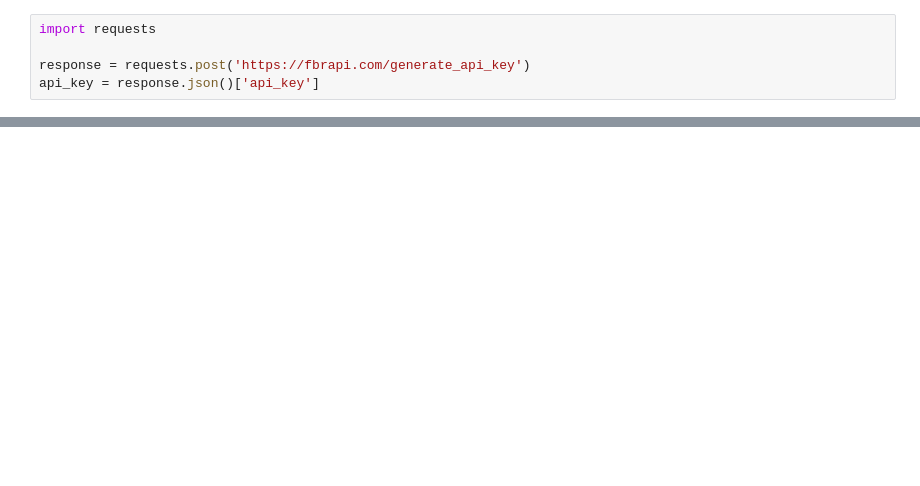
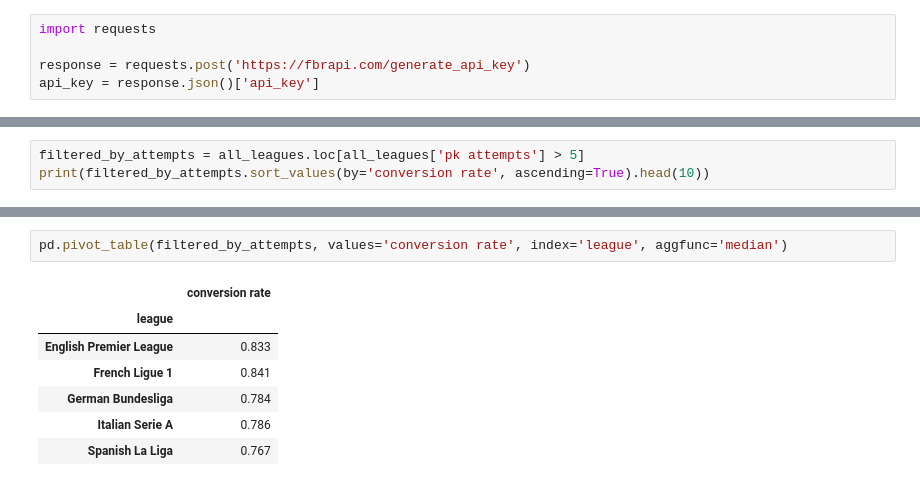
Before and after one commit to alex-milneski/penalty-kick-analysis-top-5-leagues, a Jupyter notebook: PK_Analysis.ipynb, the cells around one changed output, grey strips where cells are left out. Saved outputs shown, nothing was run; the diff lists cells and outputs as text; blank space fills up the shorter version.

```diff
--- a/PK_Analysis.ipynb
+++ b/PK_Analysis.ipynb
@@ -203,0 +187,3 @@ Udinese                  4        4
+# %%
+filtered_by_attempts = all_leagues.loc[all_leagues['pk attempts'] > 5]
+print(filtered_by_attempts.sort_values(by='conversion rate', ascending=True).head(10))
@@ -203,0 +216,10 @@ Udinese                  4        4
+# %%
+pd.pivot_table(filtered_by_attempts, values='conversion rate', index='league', aggfunc='median')
+# %% [output]
+|  | conversion rate |
+| league |  |
+| English Premier League | 0.833 |
+| French Ligue 1 | 0.841 |
+| German Bundesliga | 0.784 |
+| Italian Serie A | 0.786 |
+| Spanish La Liga | 0.767 |
```
Also changed, not shown: parts of 16 cells of this notebook.
